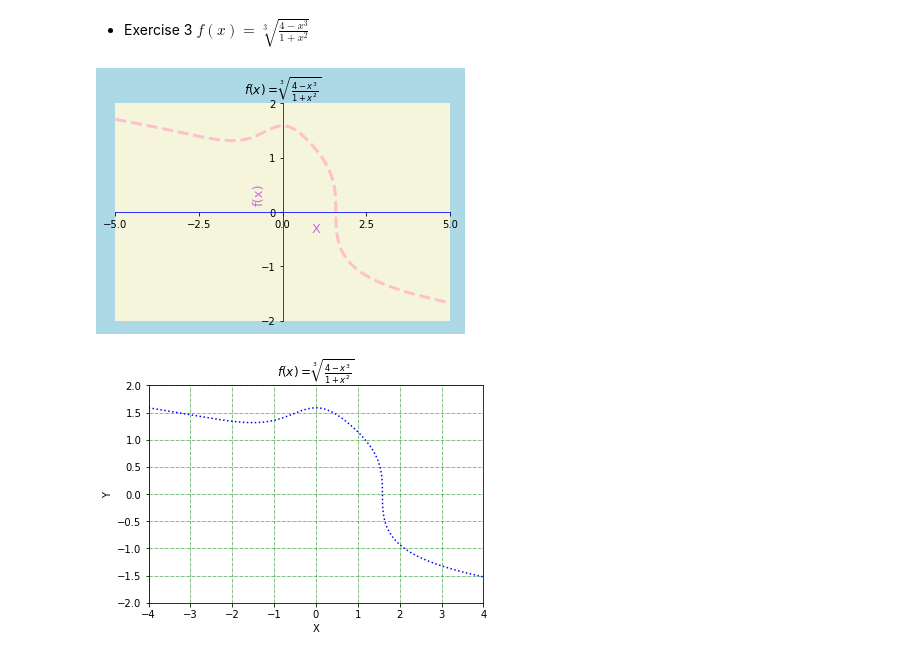
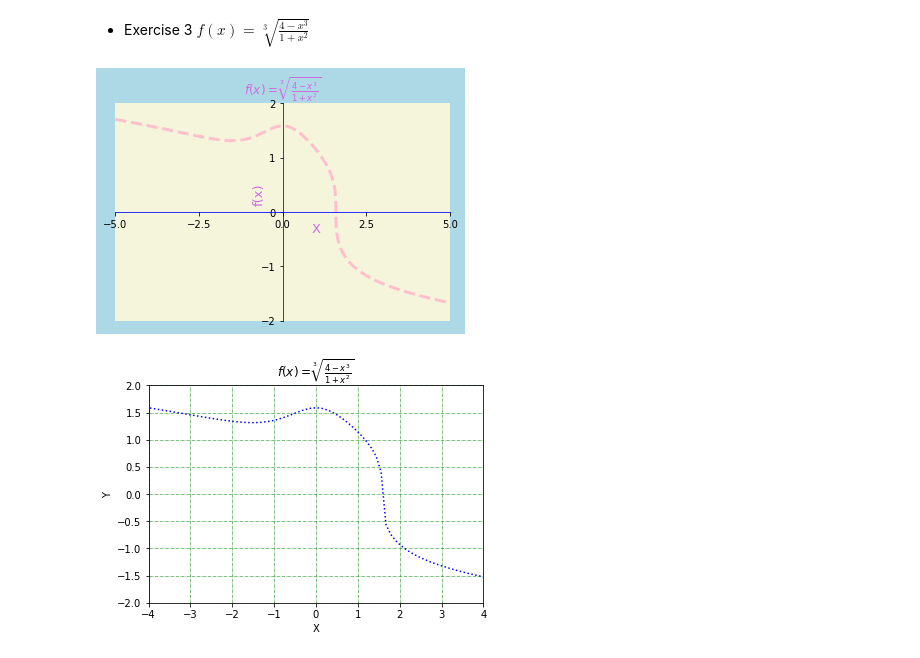
Before and after one commit to aceaceace123/Maching-Learning, a Jupyter notebook: hw2.ipynb, the cells around one changed output. Saved outputs shown, nothing was run; the diff lists cells and outputs as text; code cells hidden in the pictures.

```diff
--- a/hw2.ipynb
+++ b/hw2.ipynb
@@ -50,33 +51,36 @@ plt.show()
 # %%
 import matplotlib.pyplot as plt
 import numpy as np
 xmin, xmax = -5, 30
 x = np.linspace(xmin, xmax, 200000)
 b= ((4-x**3)/(1+x**2))
 y=np.sign(b) * (np.abs(b))**(1/3)
 fig = plt.figure(facecolor='#ADD8E6')
 # use axis object
 plt.xlim((-5, 5))
 plt.ylim((-2, 2))
 new_xticks = np.linspace(-5, 5, 5)
 plt.xticks(new_xticks),plt.yticks(np.linspace(-2,2,5))
 ax = plt.gca() #获取当前的坐标轴
 ax.patch.set_facecolor("#F5F5DC")
 ax.plot(x, y, linewidth = 3, color ='pink', linestyle ='--')
 ax.grid(False)
 ax.set_xlabel('X',color='#D269E1',size=13), ax.set_ylabel('f(x)',color='#D269E1',size=13)
 ax.xaxis.set_label_coords(0.6, 0.45)
 ax.yaxis.set_label_coords(0.45, 0.58)
 ax.spines['left'].set_position(('data',0))
 ax.spines['bottom'].set_position(('data',0))
 ax.spines['left'].set_color('blue')
 ax.spines['bottom'].set_color('blue')
 ax.spines['top'].set_visible(False) # take off top line
 ax.spines['right'].set_visible(False)
-ax.set_title('$f(x)=\sqrt[3]{\\frac{4-x^{3}}{1+x^{2}} }$')
-plt.savefig('ex3.jpg', format='jpg')
+ax.set_title('$f(x)=\sqrt[3]{\\frac{4-x^{3}}{1+x^{2}} }$',color='#D269E1')
+plt.savefig('ex3.pdf', format='pdf')
+plt.show()
+
+# ,fontname="Times New Roman Bold"
 # %% [output]
-[figure, old version]
+[figure, new version]
 # %%
 import matplotlib.pyplot as plt
 import numpy as np
```
Also changed, not shown: parts of 7 cells of this notebook, 6 other files.
